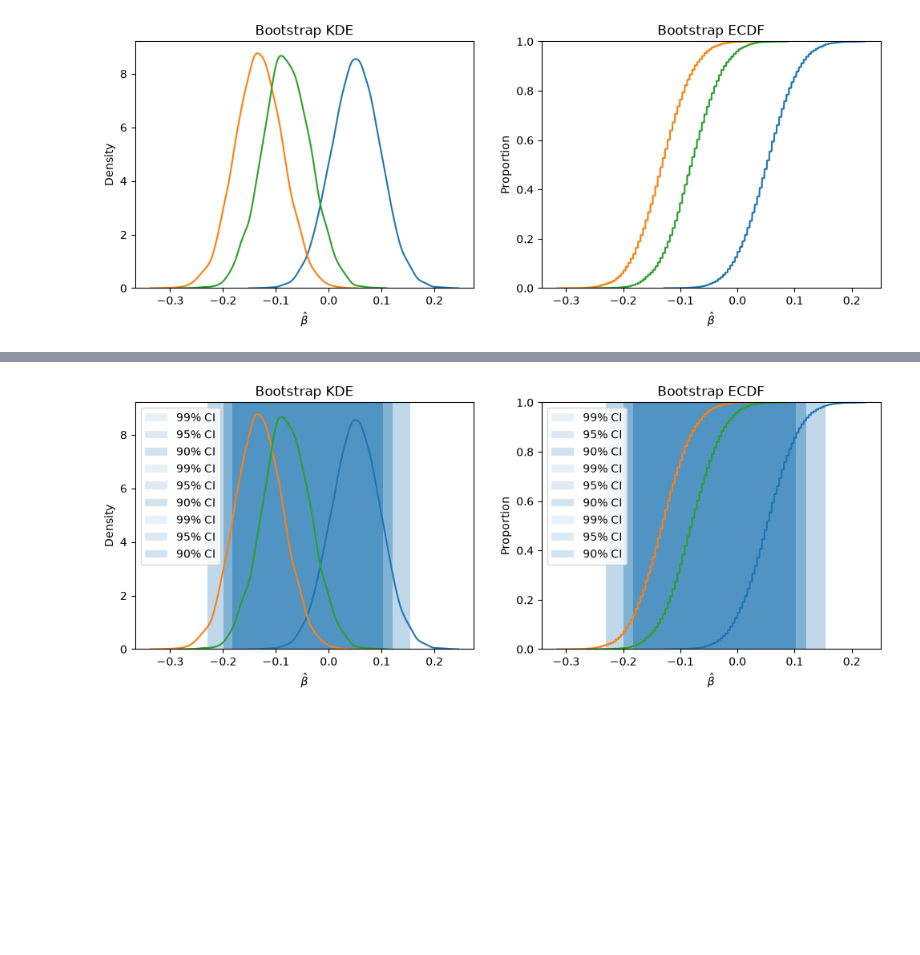
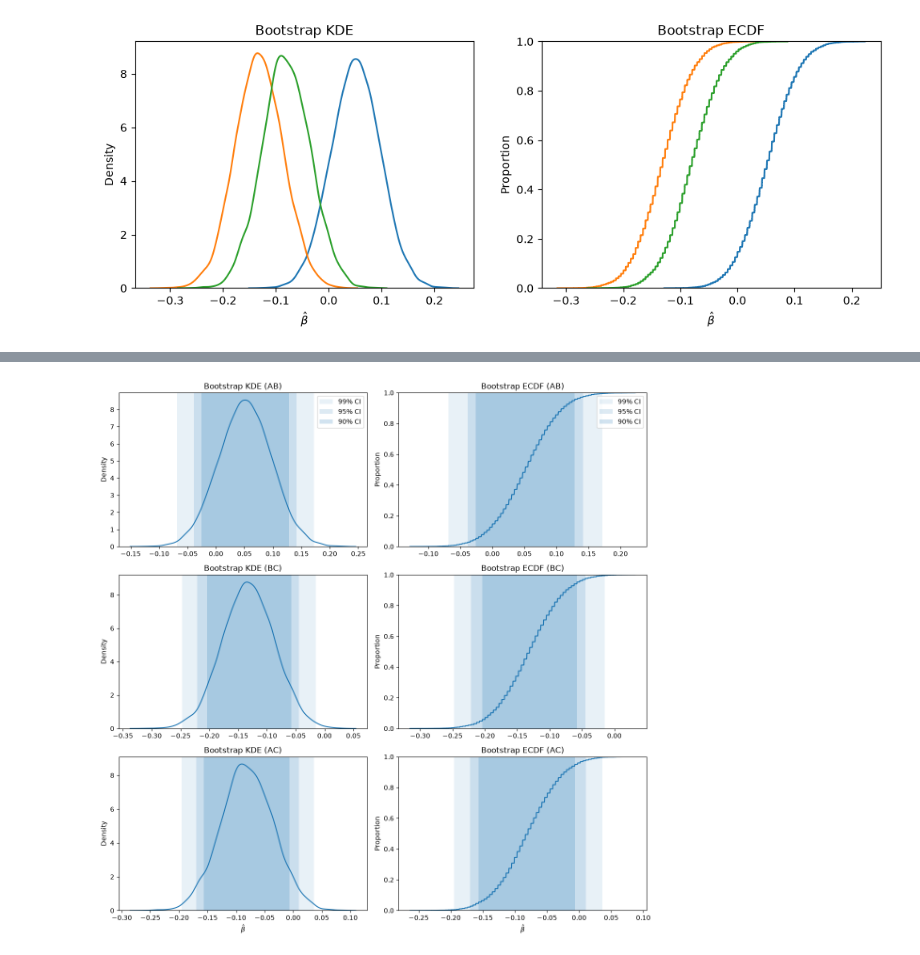
Before and after one commit to hdykens/UU_Lab_Repo, a Jupyter notebook: lab_06/lab_06.ipynb, the cells around one changed output, grey strips where cells are left out. Saved outputs shown, nothing was run; the diff lists cells and outputs as text; code cells hidden in the pictures; blank space fills up the shorter version.

Commit message:
graphs galore

```diff
--- a/lab_06/lab_06.ipynb
+++ b/lab_06/lab_06.ipynb
@@ -321,64 +321,61 @@ plt.show()
 # %% [output]
 [figure]
 # %%
-# Percentile bootstrap confidence intervals
-ci90_ab = np.quantile(ate, [.05, .95])
-ci95_ab = np.quantile(ate, [.025, .975])
-ci99_ab = np.quantile(ate, [.005, .995])
+ci90_ab = np.quantile(ate_ab_list, [.05, .95])
+ci95_ab = np.quantile(ate_ab_list, [.025, .975])
+ci99_ab = np.quantile(ate_ab_list, [.005, .995])
 
-ci90_bc = np.quantile(ate, [.05, .95])
-ci95_bc = np.quantile(ate, [.025, .975])
-ci99_bc = np.quantile(ate, [.005, .995])
+ci90_bc = np.quantile(ate_bc_list, [.05, .95])
+ci95_bc = np.quantile(ate_bc_list, [.025, .975])
+ci99_bc = np.quantile(ate_bc_list, [.005, .995])
 
-ci90_ac = np.quantile(ate, [.05, .95])
-ci95_ac = np.quantile(ate, [.025, .975])
-ci99_ac = np.quantile(ate, [.005, .995])
+ci90_ac = np.quantile(ate_ac_list, [.05, .95])
+ci95_ac = np.quantile(ate_ac_list, [.025, .975])
+ci99_ac = np.quantile(ate_ac_list, [.005, .995])
 
-fig, ax = plt.subplots(1, 2, figsize=(12, 4))
+fig, ax = plt.subplots(3, 2, figsize=(12, 12))
 
-## KDE
-sns.kdeplot(ate_ab_list, ax=ax[0])
+## KDE - Left Column (Column 0)
+sns.kdeplot(ate_ab_list, ax=ax[0, 0])
+ax[0, 0].axvspan(ci99_ab[0], ci99_ab[1], alpha=0.10, label="99% CI")
+ax[0, 0].axvspan(ci95_ab[0], ci95_ab[1], alpha=0.15, label="95% CI")
+ax[0, 0].axvspan(ci90_ab[0], ci90_ab[1], alpha=0.20, label="90% CI")
+ax[0, 0].set_title("Bootstrap KDE (AB)")
+ax[0, 0].legend()
 
-ax[0].axvspan(ci99_ab[0], ci99_ab[1], alpha=0.10, label="99% CI")
-ax[0].axvspan(ci95_ab[0], ci95_ab[1], alpha=0.15, label="95% CI")
-ax[0].axvspan(ci90_ab[0], ci90_ab[1], alpha=0.20, label="90% CI")
+sns.kdeplot(ate_bc_list, ax=ax[1, 0])
+ax[1, 0].axvspan(ci99_bc[0], ci99_bc[1], alpha=0.10, label="99% CI")
+ax[1, 0].axvspan(ci95_bc[0], ci95_bc[1], alpha=0.15, label="95% CI")
+ax[1, 0].axvspan(ci90_bc[0], ci90_bc[1], alpha=0.20, label="90% CI")
+ax[1, 0].set_title("Bootstrap KDE (BC)")
 
-sns.kdeplot(ate_bc_list, ax=ax[0])
+sns.kdeplot(ate_ac_list, ax=ax[2, 0])
+ax[2, 0].axvspan(ci99_ac[0], ci99_ac[1], alpha=0.10, label="99% CI")
+ax[2, 0].axvspan(ci95_ac[0], ci95_ac[1], alpha=0.15, label="95% CI")
+ax[2, 0].axvspan(ci90_ac[0], ci90_ac[1], alpha=0.20, label="90% CI")
+ax[2, 0].set_title("Bootstrap KDE (AC)")
+ax[2, 0].set_xlabel(r"$\hat{\beta}$")
 
-ax[0].axvspan(ci99_bc[0], ci99_bc[1], alpha=0.10, label="99% CI")
-ax[0].axvspan(ci95_bc[0], ci95_bc[1], alpha=0.15, label="95% CI")
-ax[0].axvspan(ci90_bc[0], ci90_bc[1], alpha=0.20, label="90% CI")
+## ECDF - Right Column (Column 1)
+sns.ecdfplot(ate_ab_list, ax=ax[0, 1])
+ax[0, 1].axvspan(ci99_ab[0], ci99_ab[1], alpha=0.10, label="99% CI")
+ax[0, 1].axvspan(ci95_ab[0], ci95_ab[1], alpha=0.15, label="95% CI")
+ax[0, 1].axvspan(ci90_ab[0], ci90_ab[1], alpha=0.20, label="90% CI")
+ax[0, 1].set_title("Bootstrap ECDF (AB)")
+ax[0, 1].legend()
 
-sns.kdeplot(ate_ac_list, ax=ax[0])
+sns.ecdfplot(ate_bc_list, ax=ax[1, 1])
+ax[1, 1].axvspan(ci99_bc[0], ci99_bc[1], alpha=0.10, label="99% CI")
+ax[1, 1].axvspan(ci95_bc[0], ci95_bc[1], alpha=0.15, label="95% CI")
+ax[1, 1].axvspan(ci90_bc[0], ci90_bc[1], alpha=0.20, label="90% CI")
+ax[1, 1].set_title("Bootstrap ECDF (BC)")
 
-ax[0].axvspan(ci99_ac[0], ci99_ac[1], alpha=0.10, label="99% CI")
-ax[0].axvspan(ci95_ac[0], ci95_ac[1], alpha=0.15, label="95% CI")
-ax[0].axvspan(ci90_ac[0], ci90_ac[1], alpha=0.20, label="90% CI")
+sns.ecdfplot(ate_ac_list, ax=ax[2, 1])
+ax[2, 1].axvspan(ci99_ac[0], ci99_ac[1], alpha=0.10, label="99% CI")
+ax[2, 1].axvspan(ci95_ac[0], ci95_ac[1], alpha=0.15, label="95% CI")
+ax[2, 1].axvspan(ci90_ac[0], ci90_ac[1], alpha=0.20, label="90% CI")
+ax[2, 1].set_title("Bootstrap ECDF (AC)")
+ax[2, 1].set_xlabel(r"$\hat{\beta}$")
 
-ax[0].set_xlabel(r"$\hat{\beta}$")
-ax[0].set_title("Bootstrap KDE")
-ax[0].legend()
-
-## ECDF
-sns.ecdfplot(ate_ab_list, ax=ax[1])
-
-ax[1].axvspan(ci99_ab[0], ci99_ab[1], alpha=0.10, label="99% CI")
-ax[1].axvspan(ci95_ab[0], ci95_ab[1], alpha=0.15, label="95% CI")
-ax[1].axvspan(ci90_ab[0], ci90_ab[1], alpha=0.20, label="90% CI")
-
-sns.ecdfplot(ate_bc_list, ax=ax[1])
-
-ax[1].axvspan(ci99_bc[0], ci99_bc[1], alpha=0.10, label="99% CI")
-ax[1].axvspan(ci95_bc[0], ci95_bc[1], alpha=0.15, label="95% CI")
-ax[1].axvspan(ci90_bc[0], ci90_bc[1], alpha=0.20, label="90% CI")
-
-sns.ecdfplot(ate_ac_list, ax=ax[1])
-
-ax[1].axvspan(ci99_ac[0], ci99_ac[1], alpha=0.10, label="99% CI")
-ax[1].axvspan(ci95_ac[0], ci95_ac[1], alpha=0.15, label="95% CI")
-ax[1].axvspan(ci90_ac[0], ci90_ac[1], alpha=0.20, label="90% CI")
-
-ax[1].set_xlabel(r"$\hat{\beta}$")
-ax[1].set_title("Bootstrap ECDF")
-ax[1].legend()
+plt.tight_layout()
 # %% [output]
@@ -386 +382 @@ ax[1].legend()
-[figure, old version]
+[figure, new version]
```
Also changed, not shown: parts of 2 cells of this notebook.
